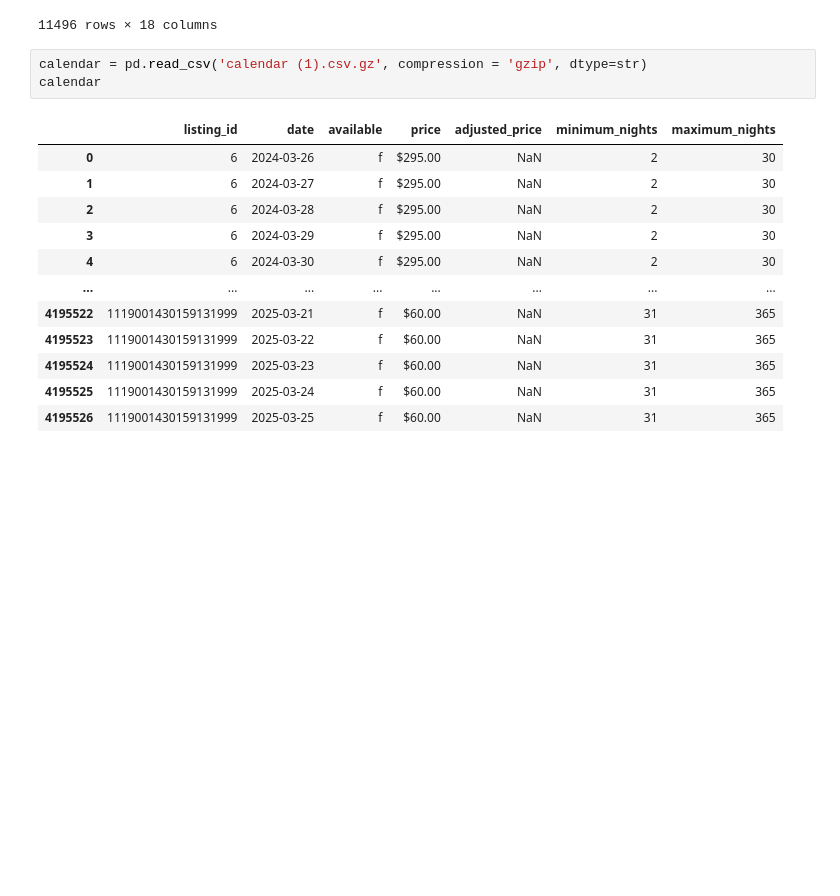
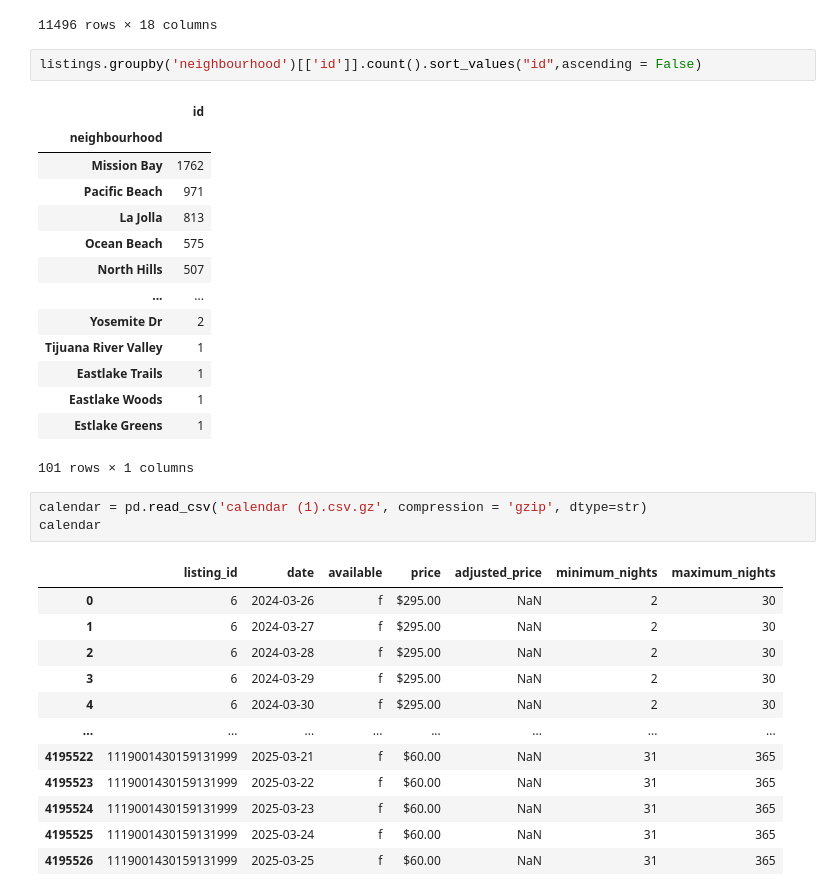
Before and after one commit to elliekwang/final_proj, a Jupyter notebook: airbnb.ipynb, the cells around one changed output. Drawn from its saved outputs; the diff is of its cells as text; blank space fills up the shorter version.

```diff
--- a/airbnb.ipynb
+++ b/airbnb.ipynb
@@ -164,6 +162,23 @@ listings
 | 11494 | 995696965862309622 | Room in a house | 129797731 | Jad | NaN | Allied Gardens | 32.817810 | -117.098930 | ... |
 | 11495 | 43960814 | McNoone Properties Harbor Hideawa... | 352072152 | Kellie | NaN | Mission Bay | 32.773840 | -117.250440 | ... |
 11496 rows × 18 columns
+# %%
+listings.groupby('neighbourhood')[['id']].count().sort_values("id",ascending = False)
+# %% [output]
+|  | id |
+| neighbourhood |  |
+| Mission Bay | 1762 |
+| Pacific Beach | 971 |
+| La Jolla | 813 |
+| Ocean Beach | 575 |
+| North Hills | 507 |
+| ... | ... |
+| Yosemite Dr | 2 |
+| Tijuana River Valley | 1 |
+| Eastlake Trails | 1 |
+| Eastlake Woods | 1 |
+| Estlake Greens | 1 |
+101 rows × 1 columns
 # %%
 calendar = pd.read_csv('calendar (1).csv.gz', compression = 'gzip', dtype=str)
 calendar
```
Also changed, not shown: parts of 14 cells of this notebook, 1 other file.
